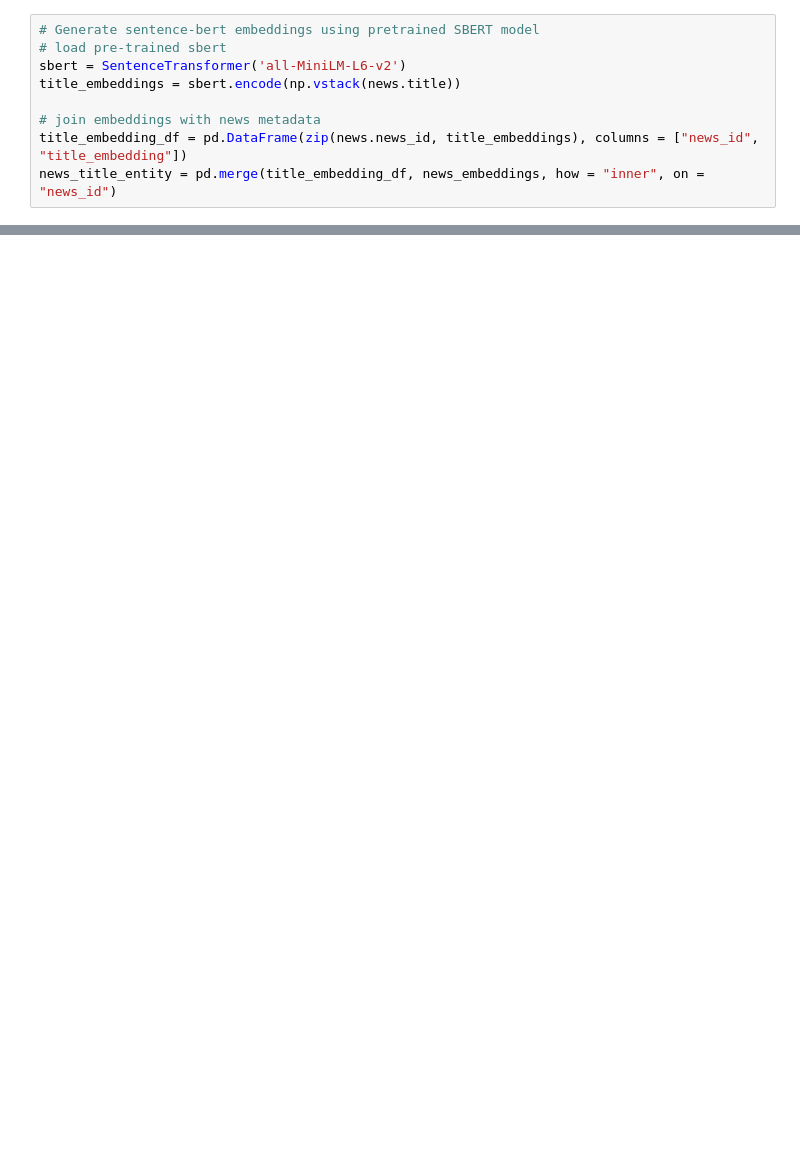
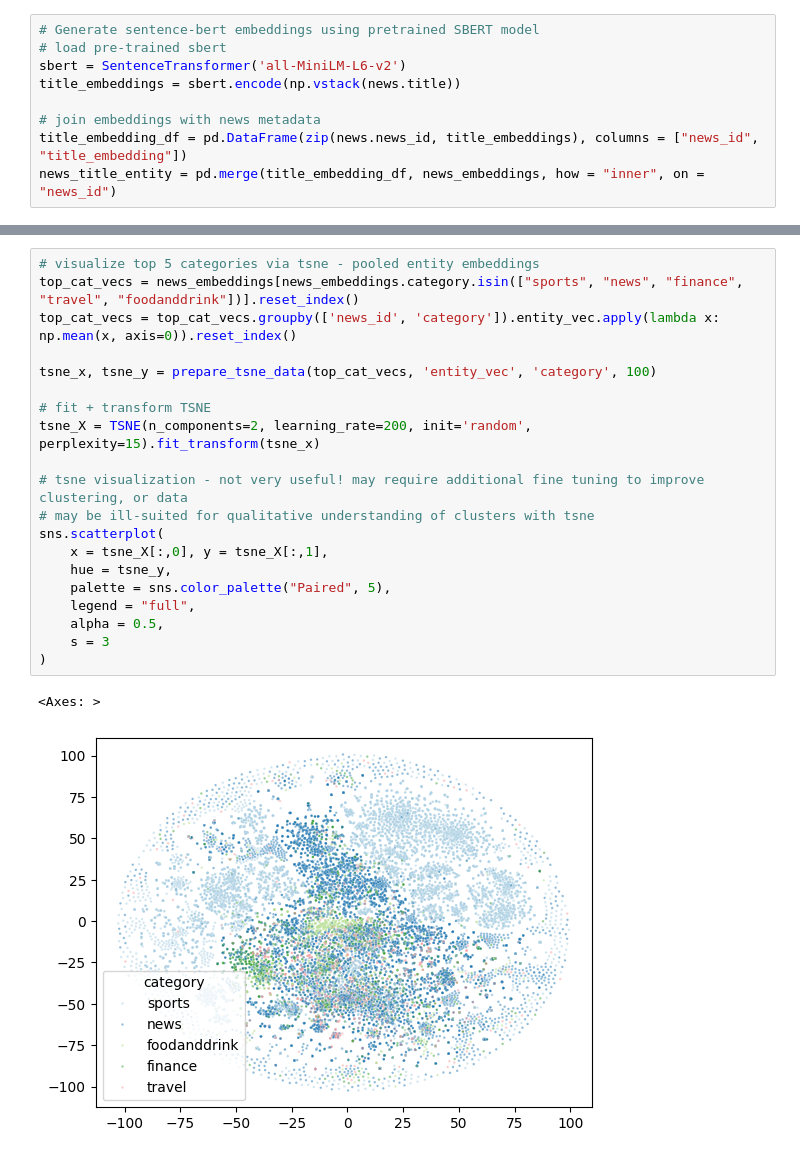
Before and after one commit to isabelsilvacorpus/mind, a Jupyter notebook: data_exploration.ipynb, the cells around one changed output, grey strips where cells are left out. Saved outputs shown, nothing was run; the diff lists cells and outputs as text; blank space fills up the shorter version.

```diff
--- a/data_exploration.ipynb
+++ b/data_exploration.ipynb
@@ -47,0 +118,23 @@ news_title_entity = pd.merge(title_embedding_df, news_embeddings, how = "inner",
+# %%
+# visualize top 5 categories via tsne - pooled entity embeddings
+top_cat_vecs = news_embeddings[news_embeddings.category.isin(["sports", "news", "finance", "travel", "foodanddrink"])].reset_index()
+top_cat_vecs = top_cat_vecs.groupby(['news_id', 'category']).entity_vec.apply(lambda x: np.mean(x, axis=0)).reset_index()
+
+tsne_x, tsne_y = prepare_tsne_data(top_cat_vecs, 'entity_vec', 'category', 100)
+
+# fit + transform TSNE
+tsne_X = TSNE(n_components=2, learning_rate=200, init='random', perplexity=15).fit_transform(tsne_x)
+
+# tsne visualization - not very useful! may require additional fine tuning to improve clustering, or data
+# may be ill-suited for qualitative understanding of clusters with tsne
+sns.scatterplot(
+    x = tsne_X[:,0], y = tsne_X[:,1],
+    hue = tsne_y,
+    palette = sns.color_palette("Paired", 5),
+    legend = "full",
+    alpha = 0.5,
+    s = 3
+)
+# %% [output]
+<Axes: >
+[figure, added]
```
Also changed, not shown: parts of 6 cells of this notebook, 3 other files.
